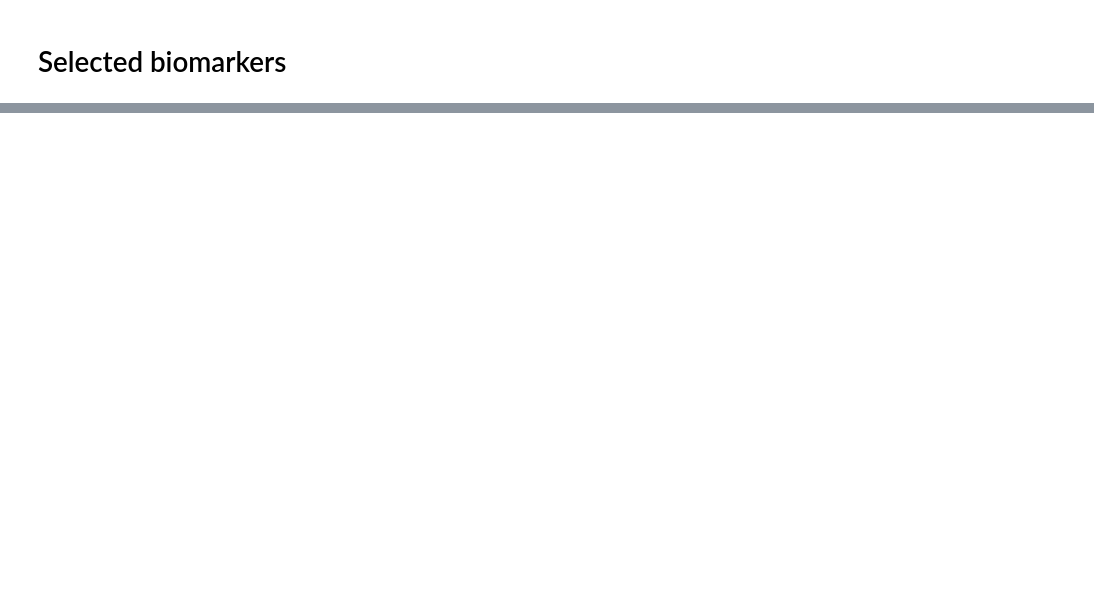
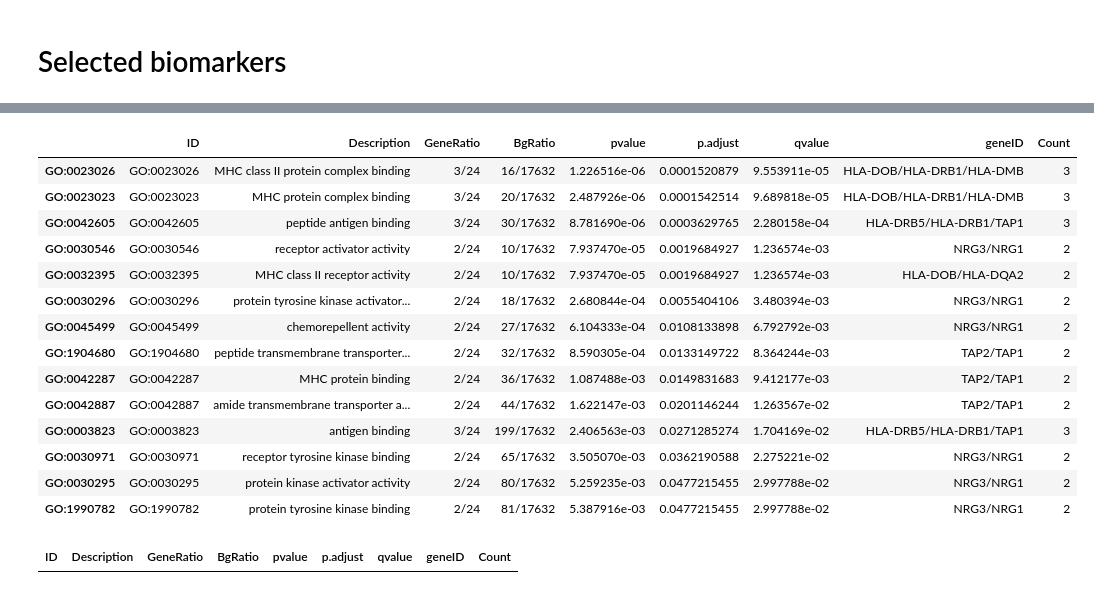
Before and after one commit to hclimente/nori, a Jupyter notebook: doc/gwas.ipynb, the cells around one changed output, grey strips where cells are left out. Cells and saved outputs as stored; diff of their text form; code cells hidden in the pictures; blank space fills up the shorter version.

```diff
--- a/doc/gwas.ipynb
+++ b/doc/gwas.ipynb
@@ -137,0 +209,13 @@ Warning message:
+# %%
+snp2gene <- read_tsv(paste0(results, 'snp2hgnc.tsv'),
+                     col_types = 'cc')
+
+biomarkers <- lapply(exps, function(pheno) {
+    read_tsv(paste0(results, pheno, '/', pheno,
+                    '_hsic_lasso_C=10_SELECT=50_M=3_B=20.txt'),
+             col_names = F, col_types = 'c') %>%
+        set_colnames('snp') %>%
+        mutate(phenotype = pheno,
+               rank = seq(1, n()))
+}) %>% bind_rows %>%
+    inner_join(snp2gene, by = "snp")
@@ -137,0 +233,28 @@ Warning message:
+# %%
+enrichGO(gene    = unique(biomarkers$symbol[biomarkers$phenotype == 't1d']),
+         OrgDb   = org.Hs.eg.db,
+         keyType = 'SYMBOL') %>%
+    as.tibble
+# %% [output]
+|  | ID | Description | GeneRatio | BgRatio | pvalue | p.adjust | qvalue | geneID | Count |
+| GO:0023026 | GO:0023026 | MHC class II protein complex binding | 3/24 | 16/17632 | 1.226516e-06 | 0.0001520879 | 9.553911e-05 | HLA-DOB/HLA-DRB1/HLA-DMB | 3 |
+| GO:0023023 | GO:0023023 | MHC protein complex binding | 3/24 | 20/17632 | 2.487926e-06 | 0.0001542514 | 9.689818e-05 | HLA-DOB/HLA-DRB1/HLA-DMB | 3 |
+| GO:0042605 | GO:0042605 | peptide antigen binding | 3/24 | 30/17632 | 8.781690e-06 | 0.0003629765 | 2.280158e-04 | HLA-DRB5/HLA-DRB1/TAP1 | 3 |
+| GO:0030546 | GO:0030546 | receptor activator activity | 2/24 | 10/17632 | 7.937470e-05 | 0.0019684927 | 1.236574e-03 | NRG3/NRG1 | 2 |
+| GO:0032395 | GO:0032395 | MHC class II receptor activity | 2/24 | 10/17632 | 7.937470e-05 | 0.0019684927 | 1.236574e-03 | HLA-DOB/HLA-DQA2 | 2 |
+| GO:0030296 | GO:0030296 | protein tyrosine kinase activator... | 2/24 | 18/17632 | 2.680844e-04 | 0.0055404106 | 3.480394e-03 | NRG3/NRG1 | 2 |
+| GO:0045499 | GO:0045499 | chemorepellent activity | 2/24 | 27/17632 | 6.104333e-04 | 0.0108133898 | 6.792792e-03 | NRG3/NRG1 | 2 |
+| GO:1904680 | GO:1904680 | peptide transmembrane transporter... | 2/24 | 32/17632 | 8.590305e-04 | 0.0133149722 | 8.364244e-03 | TAP2/TAP1 | 2 |
+| GO:0042287 | GO:0042287 | MHC protein binding | 2/24 | 36/17632 | 1.087488e-03 | 0.0149831683 | 9.412177e-03 | TAP2/TAP1 | 2 |
+| GO:0042887 | GO:0042887 | amide transmembrane transporter a... | 2/24 | 44/17632 | 1.622147e-03 | 0.0201146244 | 1.263567e-02 | TAP2/TAP1 | 2 |
+| GO:0003823 | GO:0003823 | antigen binding | 3/24 | 199/17632 | 2.406563e-03 | 0.0271285274 | 1.704169e-02 | HLA-DRB5/HLA-DRB1/TAP1 | 3 |
+| GO:0030971 | GO:0030971 | receptor tyrosine kinase binding | 2/24 | 65/17632 | 3.505070e-03 | 0.0362190588 | 2.275221e-02 | NRG3/NRG1 | 2 |
+| GO:0030295 | GO:0030295 | protein kinase activator activity | 2/24 | 80/17632 | 5.259235e-03 | 0.0477215455 | 2.997788e-02 | NRG3/NRG1 | 2 |
+| GO:1990782 | GO:1990782 | protein tyrosine kinase binding | 2/24 | 81/17632 | 5.387916e-03 | 0.0477215455 | 2.997788e-02 | NRG3/NRG1 | 2 |
+# %%
+enrichGO(gene    = unique(biomarkers$symbol[biomarkers$phenotype == 't2d']),
+         OrgDb   = org.Hs.eg.db,
+         keyType = 'SYMBOL') %>%
+    as.tibble
+# %% [output]
+| ID | Description | GeneRatio | BgRatio | pvalue | p.adjust | qvalue | geneID | Count |
```
Also changed, not shown: parts of 10 cells of this notebook, 20 other files.
